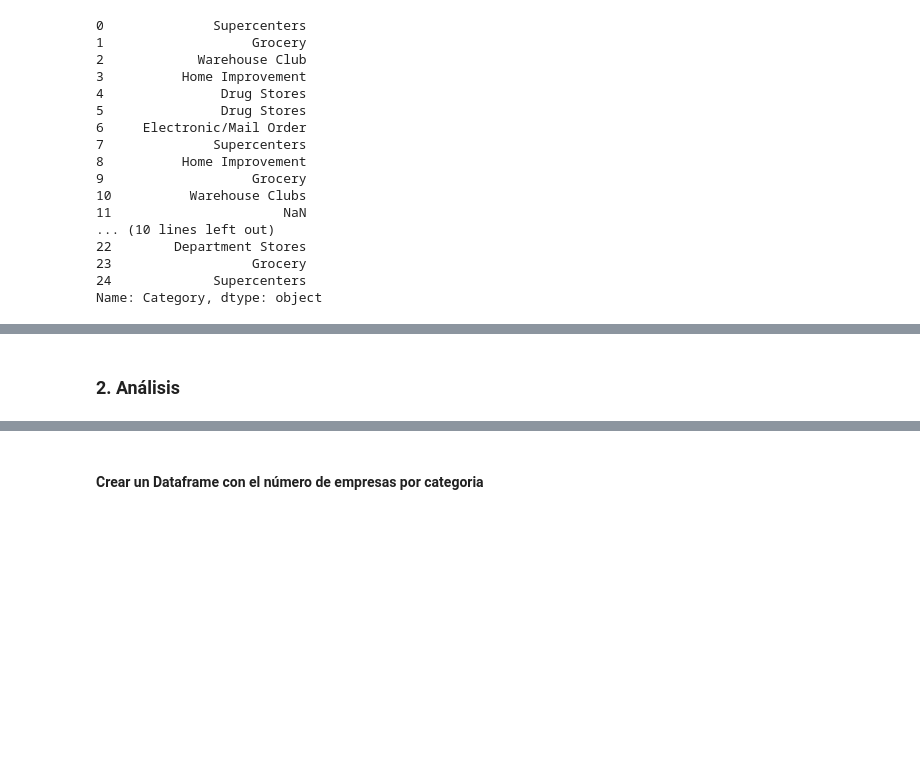
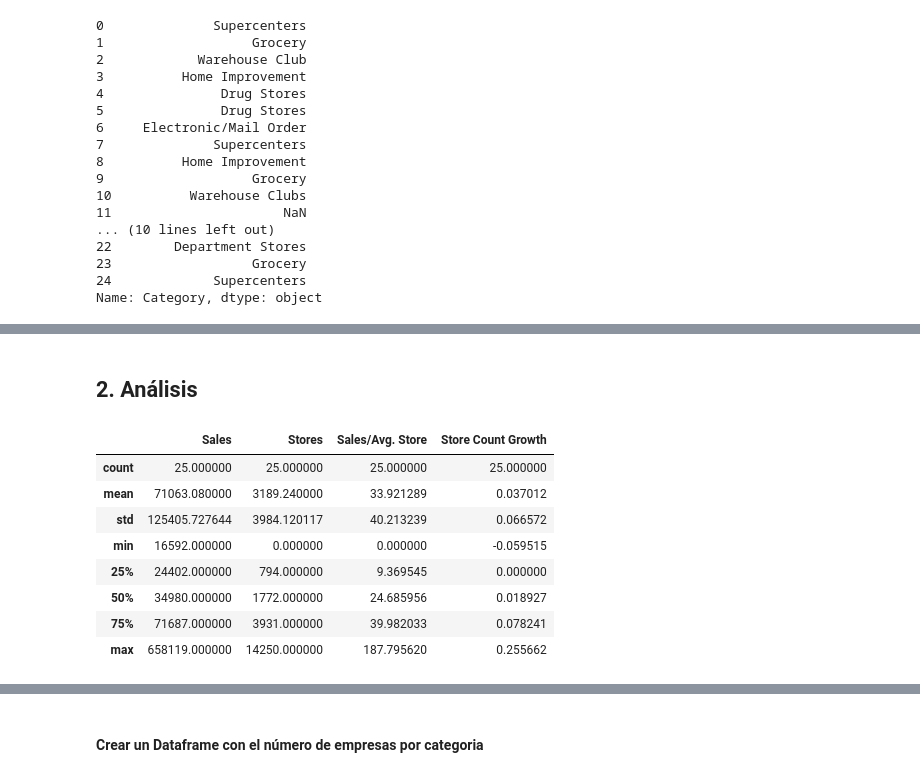
Before and after one commit to r3card0/Data-Academy-Project, a Jupyter notebook: proyecto_datacademy.ipynb, the cells around one changed output, grey strips where cells are left out. Drawn from its saved outputs; the diff is of its cells as text; code cells hidden in the pictures; blank space fills up the shorter version.

```diff
--- a/proyecto_datacademy.ipynb
+++ b/proyecto_datacademy.ipynb
@@ -188,2 +167,14 @@ array(['Supercenters', 'Grocery', 'Warehouse Club', 'Home Improvement',
 # %% [markdown]
-### 2. Análisis
+## 2. Análisis
+# %%
+df1.describe()
+# %% [output]
+|  | Sales | Stores | Sales/Avg. Store | Store Count Growth |
+| count | 25.000000 | 25.000000 | 25.000000 | 25.000000 |
+| mean | 71063.080000 | 3189.240000 | 33.921289 | 0.037012 |
+| std | 125405.727644 | 3984.120117 | 40.213239 | 0.066572 |
+| min | 16592.000000 | 0.000000 | 0.000000 | -0.059515 |
+| 25% | 24402.000000 | 794.000000 | 9.369545 | 0.000000 |
+| 50% | 34980.000000 | 1772.000000 | 24.685956 | 0.018927 |
+| 75% | 71687.000000 | 3931.000000 | 39.982033 | 0.078241 |
+| max | 658119.000000 | 14250.000000 | 187.795620 | 0.255662 |
```
Also changed, not shown: parts of 20 cells of this notebook.
